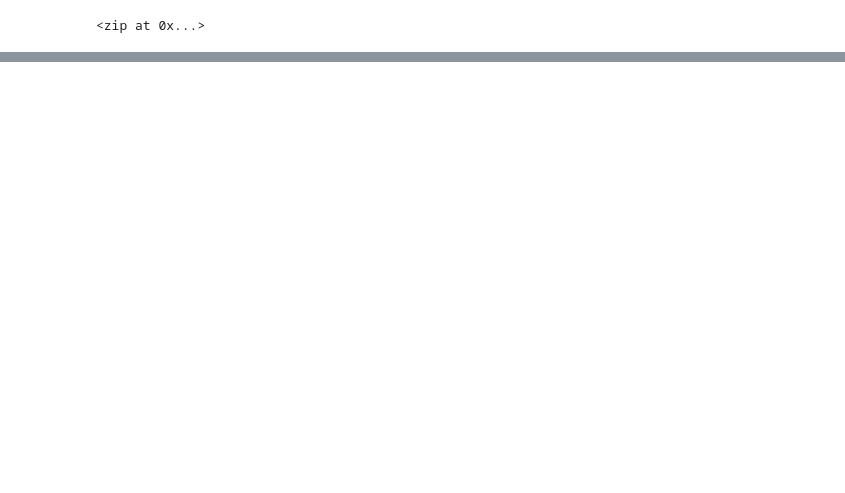
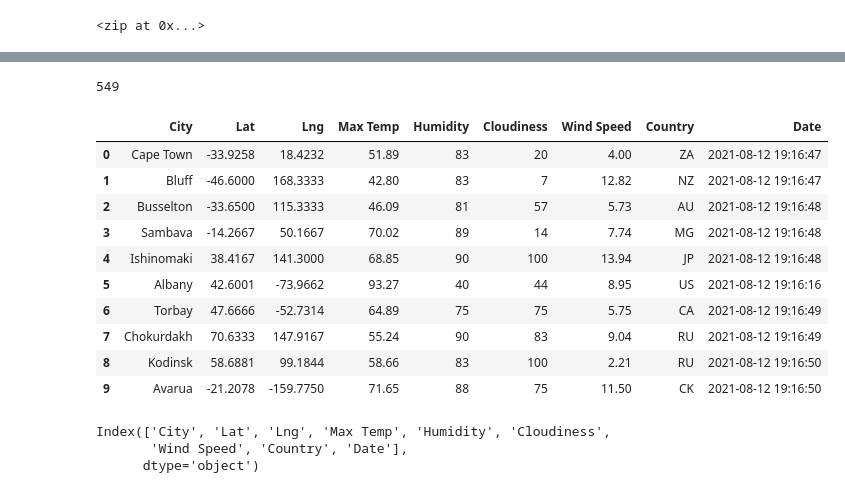
Before and after one commit to RosalieMaass/World_Weather_Analysis, a Jupyter notebook: WeatherPy.ipynb, the cells around one changed output, grey strips where cells are left out. Drawn from its saved outputs; the diff is of its cells as text; code cells hidden in the pictures; blank space fills up the shorter version.

```diff
--- a/WeatherPy.ipynb
+++ b/WeatherPy.ipynb
@@ -33,0 +128,26 @@ len(cities)
+# %%
+print(len(city_data))
+# %% [output]
+549
+# %%
+# Convert the array of dictionaries to a Pandas DataFrame.
+city_data_df = pd.DataFrame(city_data)
+city_data_df.head(10)
+# %% [output]
+|  | City | Lat | Lng | Max Temp | Humidity | Cloudiness | Wind Speed | Country | Date |
+| 0 | Cape Town | -33.9258 | 18.4232 | 51.89 | 83 | 20 | 4.00 | ZA | 2021-08-12 19:16:47 |
+| 1 | Bluff | -46.6000 | 168.3333 | 42.80 | 83 | 7 | 12.82 | NZ | 2021-08-12 19:16:47 |
+| 2 | Busselton | -33.6500 | 115.3333 | 46.09 | 81 | 57 | 5.73 | AU | 2021-08-12 19:16:48 |
+| 3 | Sambava | -14.2667 | 50.1667 | 70.02 | 89 | 14 | 7.74 | MG | 2021-08-12 19:16:48 |
+| 4 | Ishinomaki | 38.4167 | 141.3000 | 68.85 | 90 | 100 | 13.94 | JP | 2021-08-12 19:16:48 |
+| 5 | Albany | 42.6001 | -73.9662 | 93.27 | 40 | 44 | 8.95 | US | 2021-08-12 19:16:16 |
+| 6 | Torbay | 47.6666 | -52.7314 | 64.89 | 75 | 75 | 5.75 | CA | 2021-08-12 19:16:49 |
+| 7 | Chokurdakh | 70.6333 | 147.9167 | 55.24 | 90 | 83 | 9.04 | RU | 2021-08-12 19:16:49 |
+| 8 | Kodinsk | 58.6881 | 99.1844 | 58.66 | 83 | 100 | 2.21 | RU | 2021-08-12 19:16:50 |
+| 9 | Avarua | -21.2078 | -159.7750 | 71.65 | 88 | 75 | 11.50 | CK | 2021-08-12 19:16:50 |
+# %%
+city_data_df.columns
+# %% [output]
+Index(['City', 'Lat', 'Lng', 'Max Temp', 'Humidity', 'Cloudiness',
+       'Wind Speed', 'Country', 'Date'],
+      dtype='object')
```
Also changed, not shown: parts of 8 cells of this notebook, 5 other files.
